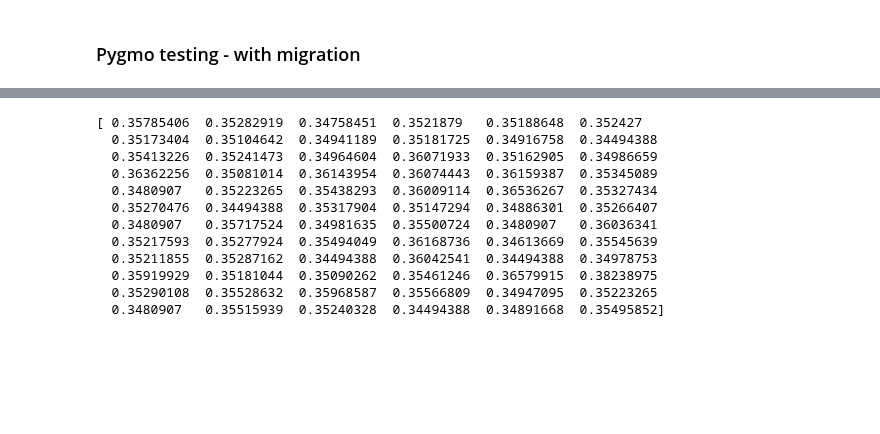
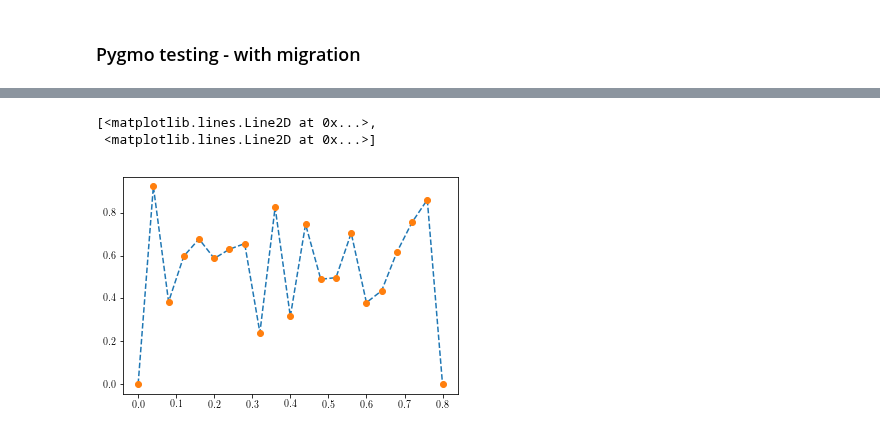
Before and after one commit to tomdbar/rb-cqed, a Jupyter notebook: notebooks-bulk/vStirap-3lvl-parallel-optimisation.ipynb, the cells around one changed output, grey strips where cells are left out. Cells and saved outputs as stored; diff of their text form; code cells hidden in the pictures; blank space fills up the shorter version.

```diff
--- a/notebooks-bulk/vStirap-3lvl-parallel-optimisation.ipynb
+++ b/notebooks-bulk/vStirap-3lvl-parallel-optimisation.ipynb
@@ -287,7 +412,7 @@ class PulseOptimisation():
         # results = runner.run(psi0=psi0, n_steps=n_steps, t_length=t_length)
         results = runner.run(psi0=psi0, t_length=t_length, n_steps=n_steps)
 
-        fit = 1-results.get_atomic_population(['gP'])[0][-1]
+        fit = 1-results.get_atomic_population(['gP'],-1)[-1]
         # fit+=sum([grad_penalty if x else 0 for x in (dydt_list - omega_grad_max) > 0])
         # if n_turns > max_turns:
         #     fit+=turning_penalty*(n_turns-max_turns)
@@ -637,43 +867,17 @@ lambda t_list: [np.piecewise(t,[t<=0.396518182027],[UnivariateSpline([0.0, 0.066
-# %%
-fs,xs=np.array([]),np.array([])
-
-n=4
-for isl in [archi.__getitem__(i) for i in range(n)]:
-    pop = isl.get_population()
-    fs = np.append(fs, pop.get_f())
-    xs = np.append(xs, pop.get_x())
-
-print(fs)
-
-# f_champs = archi.get_champions_f()
-# x_champs = archi.get_champions_x()
-#
-# f_list = np.array([x[0] for x in f_champs])
-# i_champ = np.where(f_list==f_list.min())[0][0]
-#
-# f_champ = f_champs[i_champ]
-# x_champ = x_champs[i_champ]
-#
-# n=4
-# for isl in [archi.__getitem__(i) for i in range(n)]:
-#     pop = isl.get_population()
-#     i_worst = pop.worst_idx()
-#     pop.set_xf(i_worst, x_champ, f_champ)
-#     isl.set_population(pop)
-# # archi.__getitem__(0).get_population()
-#
-# print(archi.get_champions_f())
-# print(archi.get_champions_x())
-# %% [output]
-[ 0.35785406  0.35282919  0.34758451  0.3521879   0.35188648  0.352427
-  0.35173404  0.35104642  0.34941189  0.35181725  0.34916758  0.34494388
-  0.35413226  0.35241473  0.34964604  0.36071933  0.35162905  0.34986659
-  0.36362256  0.35081014  0.36143954  0.36074443  0.36159387  0.35345089
-  0.3480907   0.35223265  0.35438293  0.36009114  0.36536267  0.35327434
-  0.35270476  0.34494388  0.35317904  0.35147294  0.34886301  0.35266407
-  0.3480907   0.35717524  0.34981635  0.35500724  0.3480907   0.36036341
-  0.35217593  0.35277924  0.35494049  0.36168736  0.34613669  0.35545639
-  0.35211855  0.35287162  0.34494388  0.36042541  0.34494388  0.34978753
-  0.35919929  0.35181044  0.35090262  0.35461246  0.36579915  0.38238975
-  0.35290108  0.35528632  0.35968587  0.35566809  0.34947095  0.35223265
-  0.3480907   0.35515939  0.35240328  0.34494388  0.34891668  0.35495852]
+# %%
+from qutip.cy.interpolate import interp
+
+def pulse(t, t_start, t_end, coeffs):
+    if t<t_end: return interp(t, t_start, t_end, coeffs)
+    else: return 0
+
+x_list=np.array(np.linspace(0,length_pulse,n_points)).astype(float)
+y_list=x_champs[i_champ][2:]
+
+coeffs = get_spline_coeffs(x_list[0],x_list[-1],y_list)
+
+plt.plot(x_list, [pulse(t, x_list[0],x_list[-1], coeffs) for t in x_list],'--', x_list, y_list,'o')
+# %% [output]
+[<matplotlib.lines.Line2D at 0x...>,
+ <matplotlib.lines.Line2D at 0x...>]
+[figure, added]
```
Also changed, not shown: parts of 15 cells of this notebook, 4 other files.
